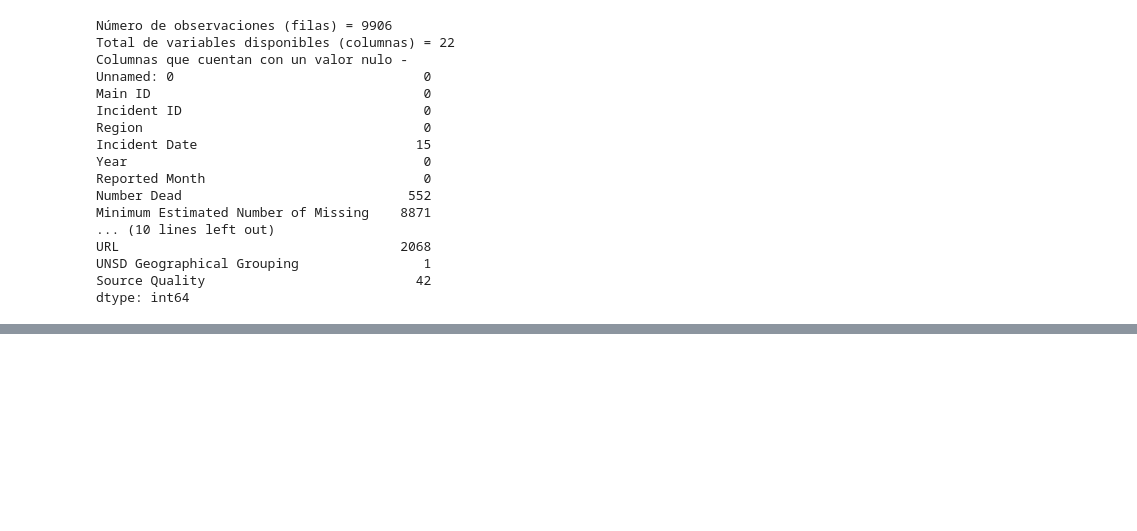
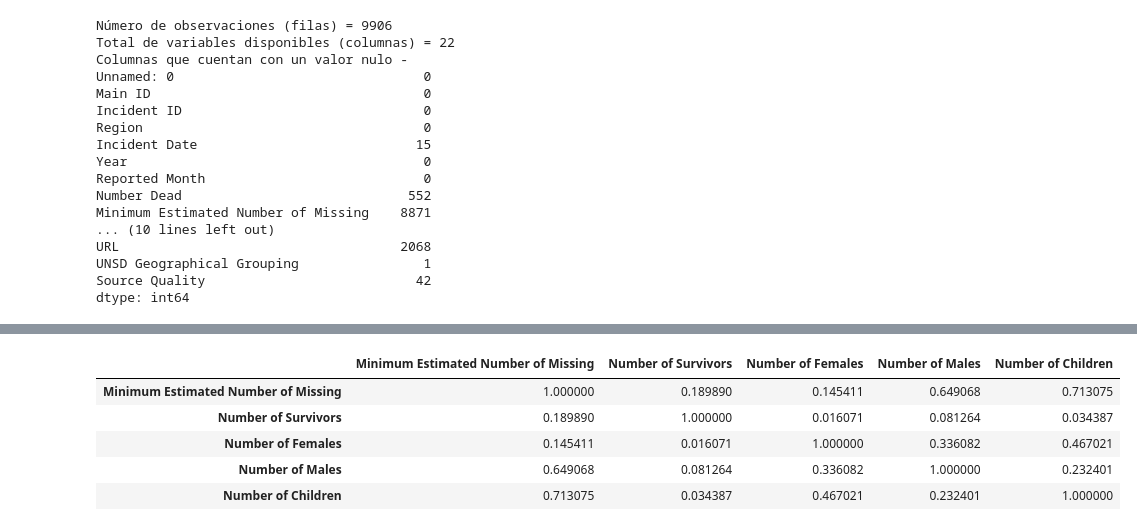
Before and after one commit to FrankRomeroT/H-bito, a Jupyter notebook: Dia 9/desaparecidos.ipynb, the cells around one changed output, grey strips where cells are left out. Saved outputs shown, nothing was run; the diff lists cells and outputs as text; code cells hidden in the pictures; blank space fills up the shorter version.

```diff
--- a/Dia 9/desaparecidos.ipynb
+++ b/Dia 9/desaparecidos.ipynb
@@ -48,0 +120,2 @@ df2 = df2.drop(columns=['Main ID','Incident ID','URL','Incident Date','Coordinat
+# %%
+df2['Information Source'] = df2['Information Source'].fillna('Desconocido')
@@ -48,0 +143,11 @@ df2 = df2.drop(columns=['Main ID','Incident ID','URL','Incident Date','Coordinat
+# %%
+# Se puede observar que hay una correlación alta entre | Minimum Estimated Number of Missing , Number of Males y Number of Children | ,
+# por lo tanto se podria recomendar una interpolación conjunta , sin embargo usare K Vecinos Más Cercanos
+df2[['Minimum Estimated Number of Missing','Number of Survivors','Number of Females','Number of Males','Number of Children']].corr()
+# %% [output]
+|  | Minimum Estimated Number of Missing | Number of Survivors | Number of Females | Number of Males | Number of Children |
+| Minimum Estimated Number of Missing | 1.000000 | 0.189890 | 0.145411 | 0.649068 | 0.713075 |
+| Number of Survivors | 0.189890 | 1.000000 | 0.016071 | 0.081264 | 0.034387 |
+| Number of Females | 0.145411 | 0.016071 | 1.000000 | 0.336082 | 0.467021 |
+| Number of Males | 0.649068 | 0.081264 | 0.336082 | 1.000000 | 0.232401 |
+| Number of Children | 0.713075 | 0.034387 | 0.467021 | 0.232401 | 1.000000 |
```
Also changed, not shown: parts of 21 cells of this notebook, 1 other file.
